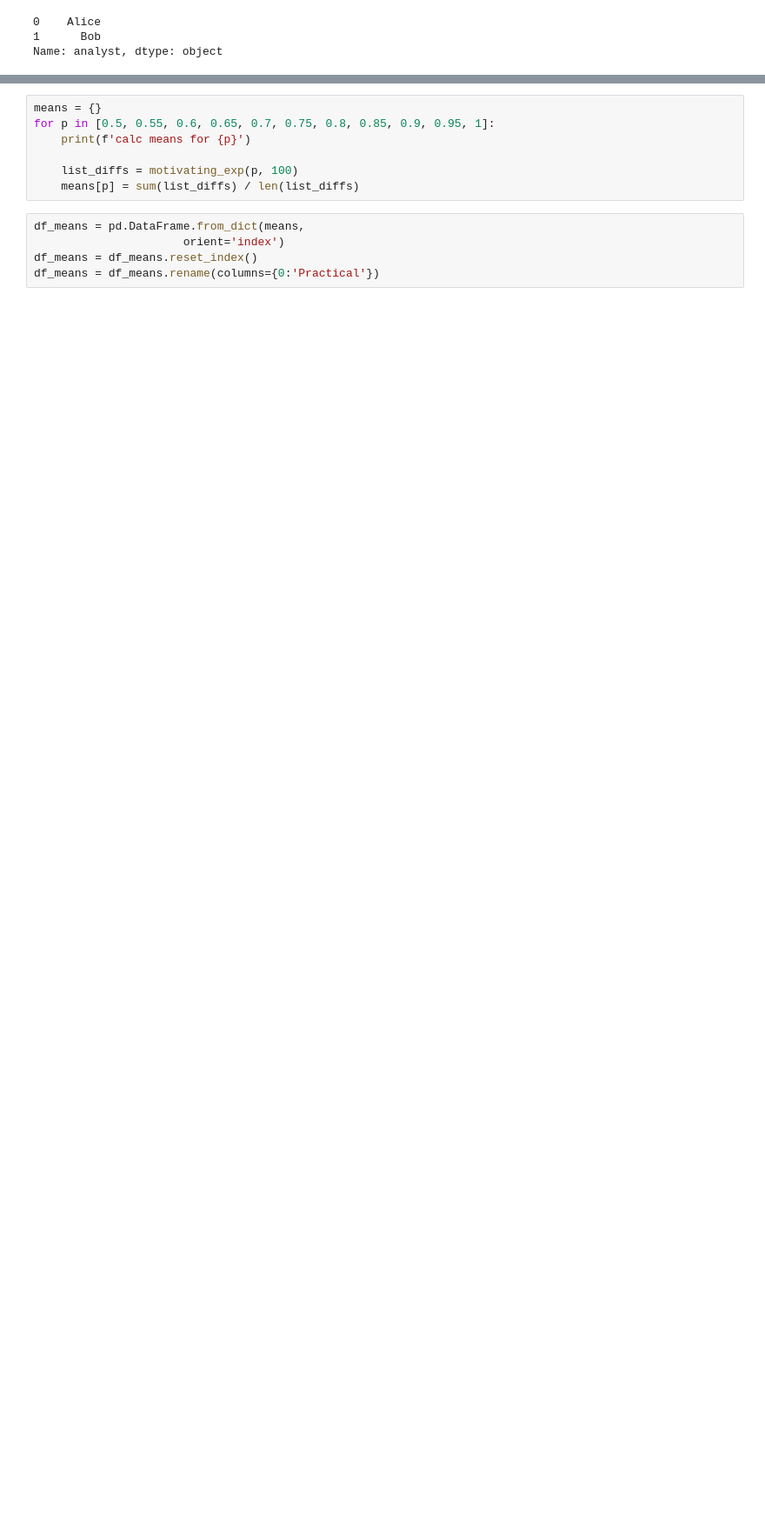
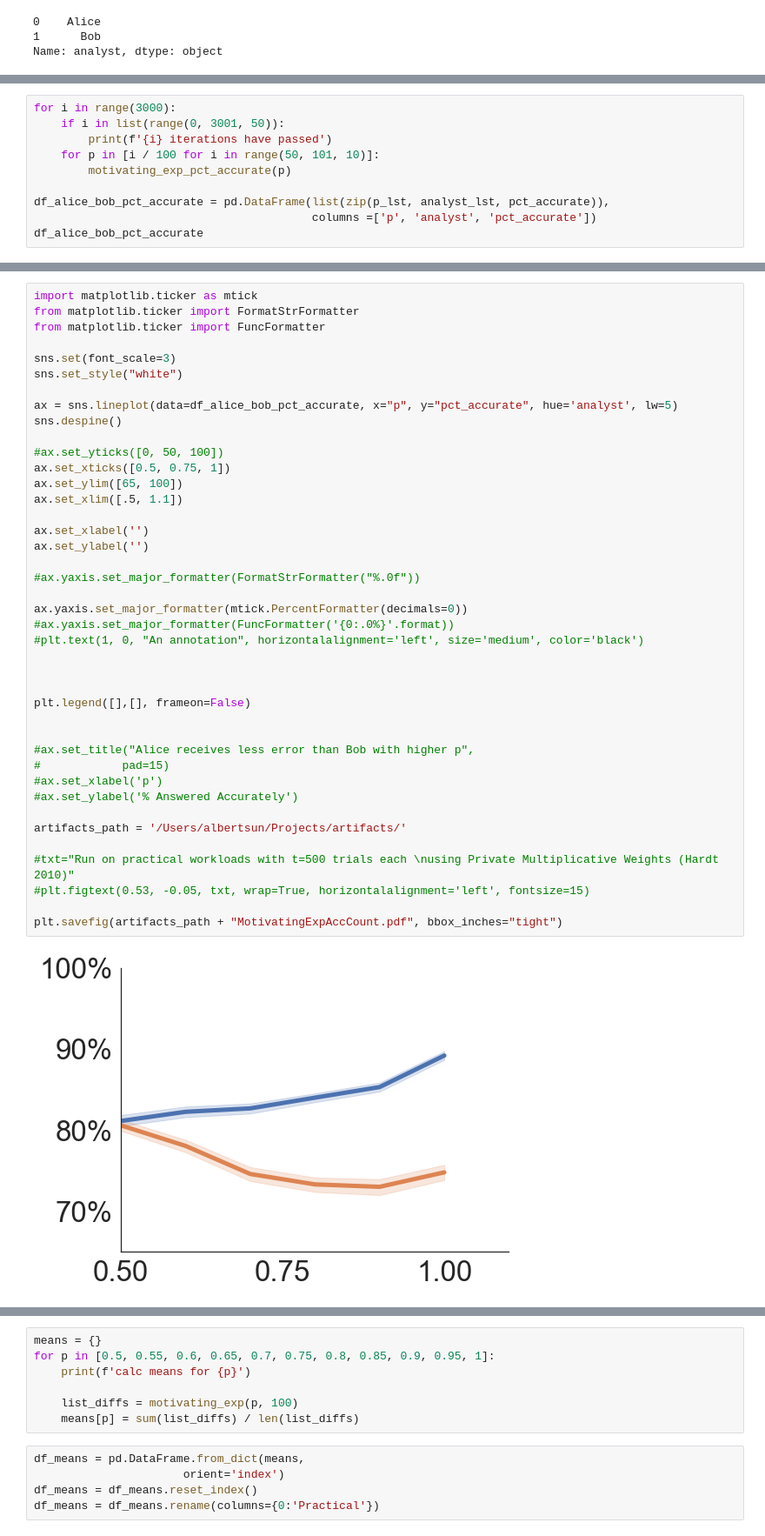
Before and after one commit to yikai-wu/Multi-Analyst-DP, a Jupyter notebook: src/online/SkewedScheduler.ipynb, the cells around one changed output, grey strips where cells are left out. Shown at 87% size. Cells and saved outputs as stored; diff of their text form; blank space fills up the shorter version.

```diff
--- a/src/online/SkewedScheduler.ipynb
+++ b/src/online/SkewedScheduler.ipynb
@@ -900,0 +687,10 @@ plt.savefig(artifacts_path + "MotivatingEmpInt.png")
+# %%
+for i in range(3000):
+    if i in list(range(0, 3001, 50)):
+        print(f'{i} iterations have passed')
+    for p in [i / 100 for i in range(50, 101, 10)]:
+        motivating_exp_pct_accurate(p)
+
+df_alice_bob_pct_accurate = pd.DataFrame(list(zip(p_lst, analyst_lst, pct_accurate)),
+                                         columns =['p', 'analyst', 'pct_accurate'])
+df_alice_bob_pct_accurate
@@ -900,0 +728,43 @@ plt.savefig(artifacts_path + "MotivatingEmpInt.png")
+# %%
+import matplotlib.ticker as mtick
+from matplotlib.ticker import FormatStrFormatter
+from matplotlib.ticker import FuncFormatter
+
+sns.set(font_scale=3)
+sns.set_style("white")
+
+ax = sns.lineplot(data=df_alice_bob_pct_accurate, x="p", y="pct_accurate", hue='analyst', lw=5)
+sns.despine()
+
+#ax.set_yticks([0, 50, 100])
+ax.set_xticks([0.5, 0.75, 1])
+ax.set_ylim([65, 100])
+ax.set_xlim([.5, 1.1])
+
+ax.set_xlabel('')
+ax.set_ylabel('')
+
+#ax.yaxis.set_major_formatter(FormatStrFormatter("%.0f"))
+
+ax.yaxis.set_major_formatter(mtick.PercentFormatter(decimals=0))
+#ax.yaxis.set_major_formatter(FuncFormatter('{0:.0%}'.format))
+#plt.text(1, 0, "An annotation", horizontalalignment='left', size='medium', color='black')
+
+
+
+plt.legend([],[], frameon=False)
+
+
+#ax.set_title("Alice receives less error than Bob with higher p",
+#            pad=15)
+#ax.set_xlabel('p')
+#ax.set_ylabel('% Answered Accurately')
+
+artifacts_path = '/Users/albertsun/Projects/artifacts/'
+
+#txt="Run on practical workloads with t=500 trials each \nusing Private Multiplicative Weights (Hardt 2010)"
+#plt.figtext(0.53, -0.05, txt, wrap=True, horizontalalignment='left', fontsize=15)
+
+plt.savefig(artifacts_path + "MotivatingExpAccCount.pdf", bbox_inches="tight")
+# %% [output]
+[figure, added]
```
Also changed, not shown: parts of 75 cells of this notebook.
